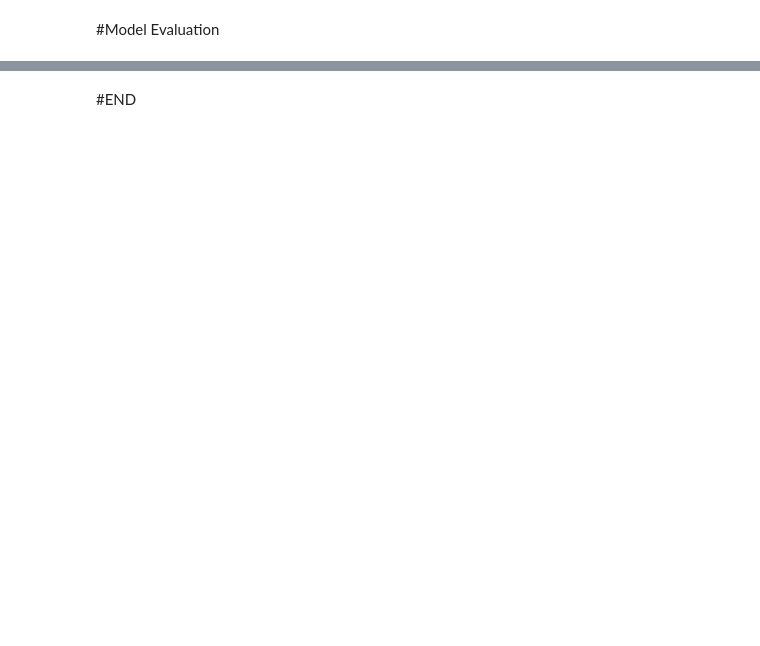
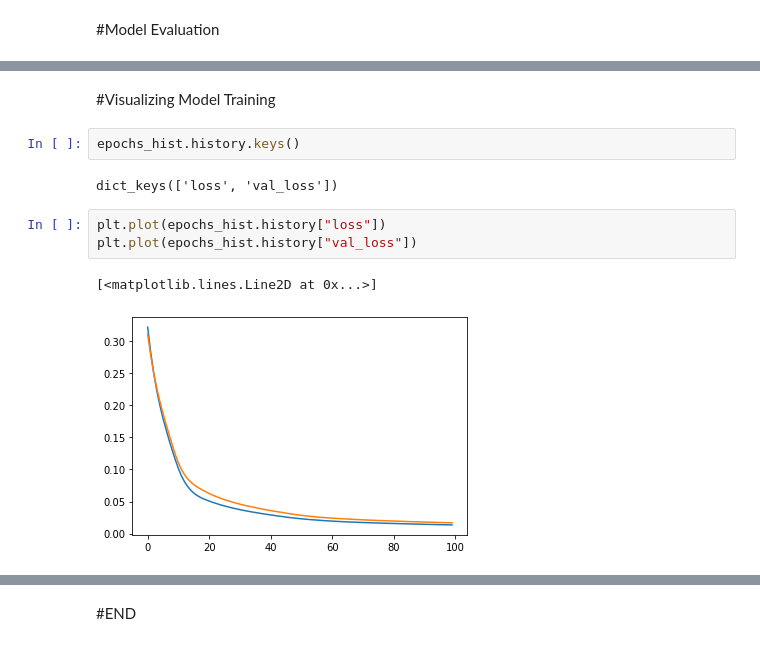
Before and after one commit to Janthedataenthusiast/DATA-SCIENCE, a Jupyter notebook: Car_Price_Prediction.ipynb, the cells around one changed output, grey strips where cells are left out. Saved outputs shown, nothing was run; the diff lists cells and outputs as text; blank space fills up the shorter version.

```diff
--- a/Car_Price_Prediction.ipynb
+++ b/Car_Price_Prediction.ipynb
@@ -194,0 +195,12 @@ Epoch 100/100
+# %% [markdown]
+#Visualizing Model Training
+# %%
+epochs_hist.history.keys()
+# %% [output]
+dict_keys(['loss', 'val_loss'])
+# %%
+plt.plot(epochs_hist.history["loss"])
+plt.plot(epochs_hist.history["val_loss"])
+# %% [output]
+[<matplotlib.lines.Line2D at 0x...>]
+[figure, added]
```
Also changed, not shown: parts of 8 cells of this notebook.
